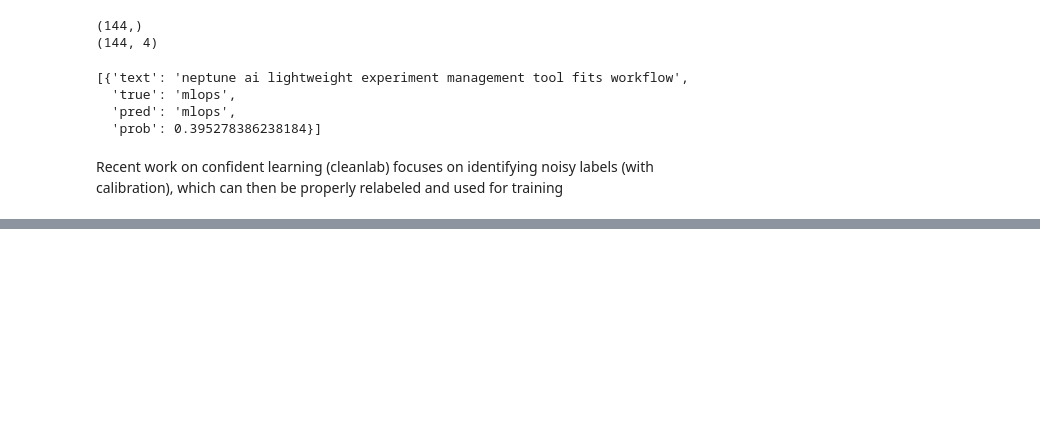
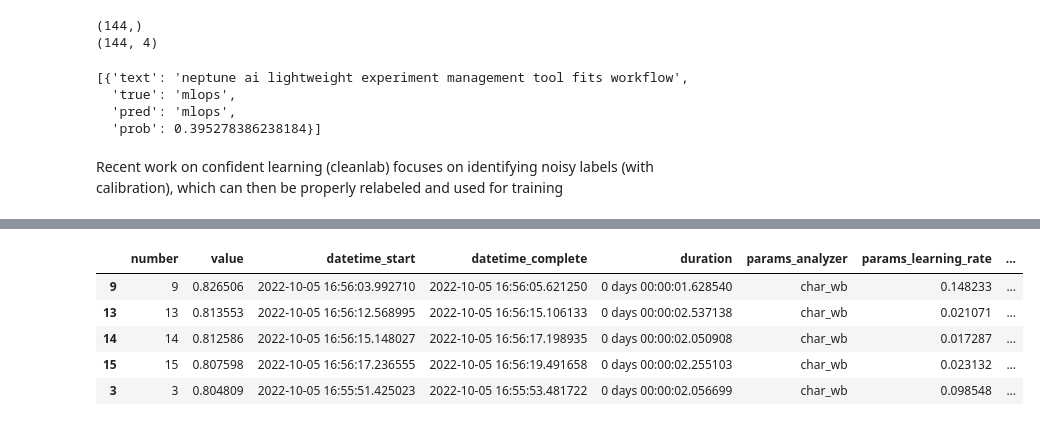
Before and after one commit to Sapyshev/Made-With-ML, a Jupyter notebook: notebooks/data_labeling.ipynb, the cells around one changed output, grey strips where cells are left out. Saved outputs shown, nothing was run; the diff lists cells and outputs as text; code cells hidden in the pictures; blank space fills up the shorter version.

```diff
--- a/notebooks/data_labeling.ipynb
+++ b/notebooks/data_labeling.ipynb
@@ -987,0 +1457,9 @@ Recent work on confident learning (cleanlab) focuses on identifying noisy labels
+# %%
+# Optimize
+pruner = optuna.pruners.MedianPruner(n_startup_trials=5, n_warmup_steps=5)
+study = optuna.create_study(study_name="optimization", direction="maximize", pruner=pruner)
+mlflow_callback = MLflowCallback(
+    tracking_uri=mlflow.get_tracking_uri(), metric_name="f1")
+study.optimize(lambda trial: objective(args, trial),
+            n_trials=NUM_TRIALS,
+            callbacks=[mlflow_callback])
@@ -987,0 +1574,12 @@ Recent work on confident learning (cleanlab) focuses on identifying noisy labels
+# %%
+# All trials
+trials_df = study.trials_dataframe()
+trials_df = trials_df.sort_values(["user_attrs_f1"], ascending=False)  # sort by metric
+trials_df.head()
+# %% [output]
+|  | number | value | datetime_start | datetime_complete | duration | params_analyzer | params_learning_rate | ... |
+| 9 | 9 | 0.826506 | 2022-10-05 16:56:03.992710 | 2022-10-05 16:56:05.621250 | 0 days 00:00:01.628540 | char_wb | 0.148233 | ... |
+| 13 | 13 | 0.813553 | 2022-10-05 16:56:12.568995 | 2022-10-05 16:56:15.106133 | 0 days 00:00:02.537138 | char_wb | 0.021071 | ... |
+| 14 | 14 | 0.812586 | 2022-10-05 16:56:15.148027 | 2022-10-05 16:56:17.198935 | 0 days 00:00:02.050908 | char_wb | 0.017287 | ... |
+| 15 | 15 | 0.807598 | 2022-10-05 16:56:17.236555 | 2022-10-05 16:56:19.491658 | 0 days 00:00:02.255103 | char_wb | 0.023132 | ... |
+| 3 | 3 | 0.804809 | 2022-10-05 16:55:51.425023 | 2022-10-05 16:55:53.481722 | 0 days 00:00:02.056699 | char_wb | 0.098548 | ... |
```
Also changed, not shown: parts of 49 cells of this notebook.
